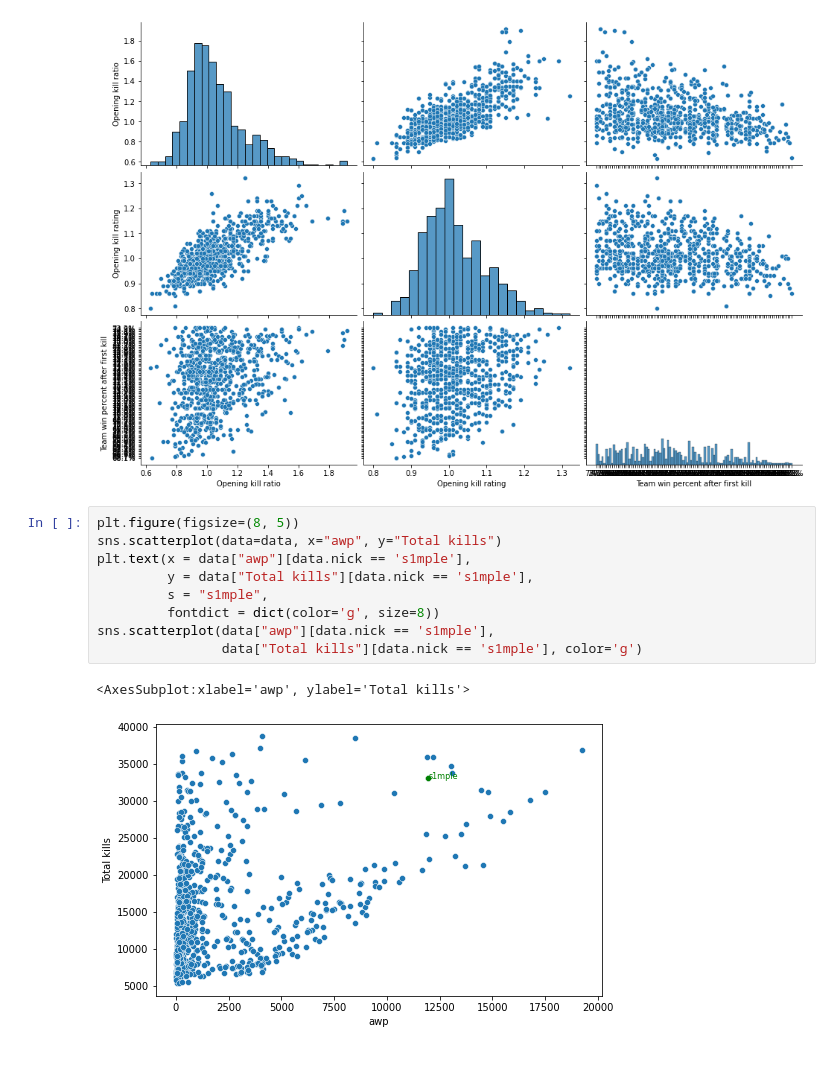
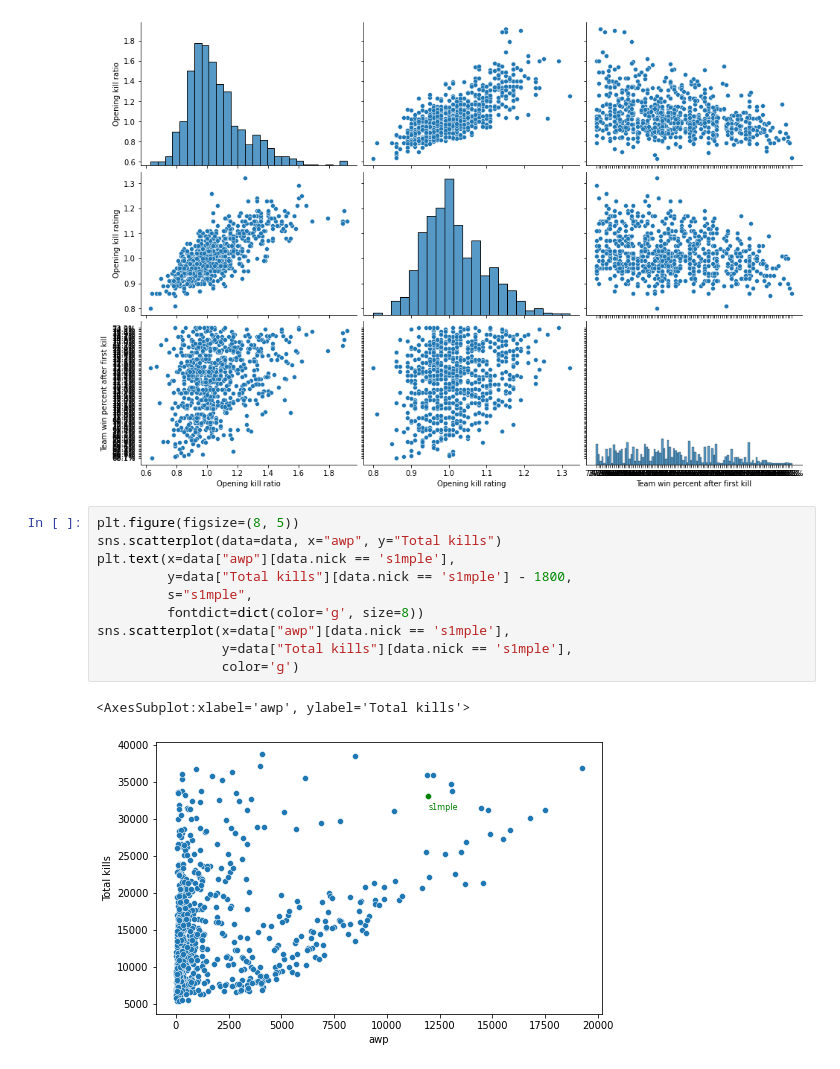
Before and after one commit to boris-on/cs-styles-vizualization, a Jupyter notebook: main.ipynb, the cells around one changed output. Drawn from its saved outputs; the diff is of its cells as text.

```diff
--- a/main.ipynb
+++ b/main.ipynb
@@ -61,12 +61,13 @@ sns.pairplot(
 # %%
 plt.figure(figsize=(8, 5))
 sns.scatterplot(data=data, x="awp", y="Total kills")
-plt.text(x = data["awp"][data.nick == 's1mple'],
-         y = data["Total kills"][data.nick == 's1mple'],
-         s = "s1mple",
-         fontdict = dict(color='g', size=8))
-sns.scatterplot(data["awp"][data.nick == 's1mple'],
-                data["Total kills"][data.nick == 's1mple'], color='g')
+plt.text(x=data["awp"][data.nick == 's1mple'],
+         y=data["Total kills"][data.nick == 's1mple'] - 1800,
+         s="s1mple",
+         fontdict=dict(color='g', size=8))
+sns.scatterplot(x=data["awp"][data.nick == 's1mple'],
+                y=data["Total kills"][data.nick == 's1mple'],
+                color='g')
 # %% [output]
 <AxesSubplot:xlabel='awp', ylabel='Total kills'>
-[figure, old version]
+[figure, new version]
```
